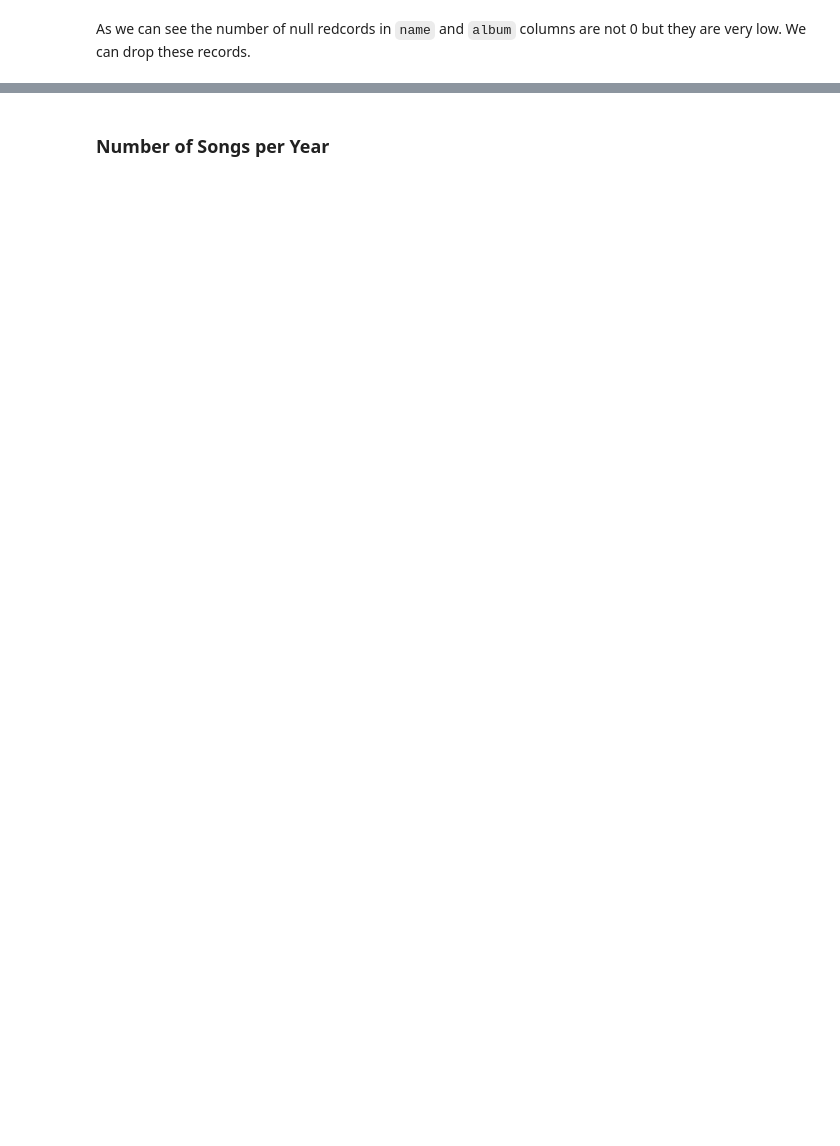
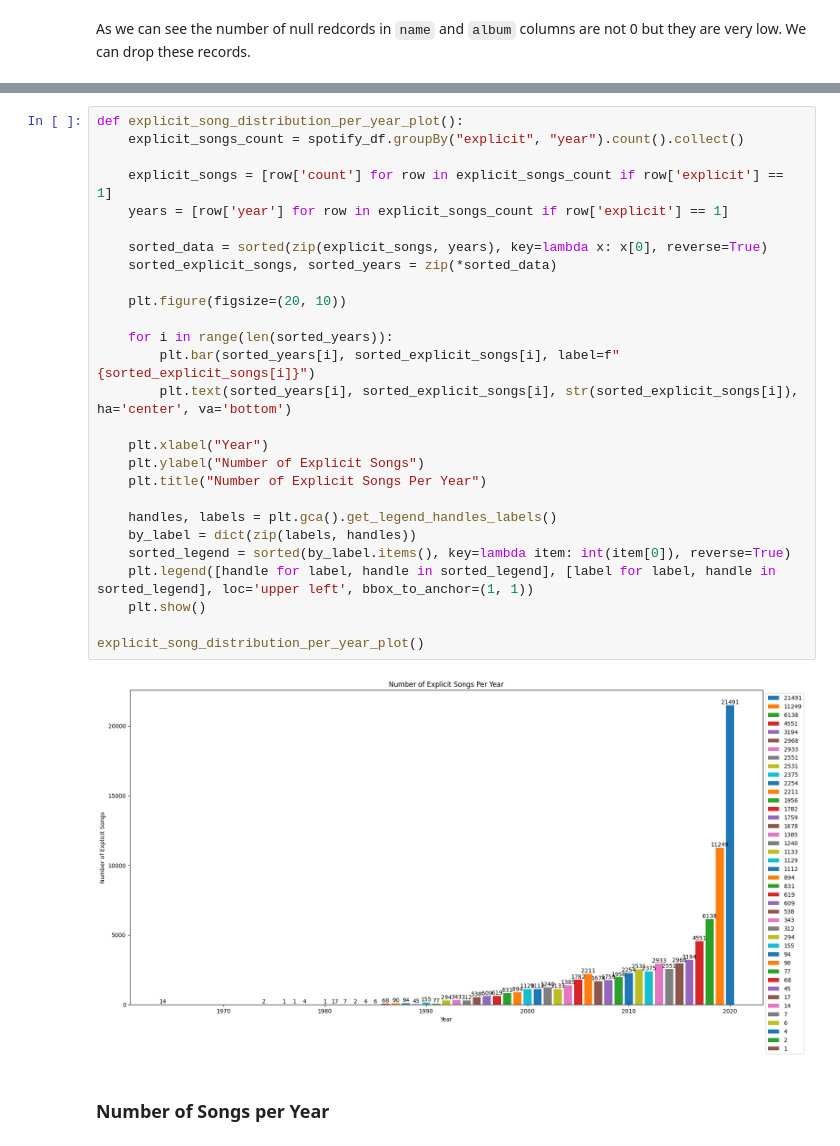
Before and after one commit to avamirm/Investigation-Using-PySpark, a Jupyter notebook: Spotify/spotify.ipynb, the cells around one changed output, grey strips where cells are left out. Cells and saved outputs as stored; diff of their text form; blank space fills up the shorter version.

```diff
--- a/Spotify/spotify.ipynb
+++ b/Spotify/spotify.ipynb
@@ -160,3 +197,32 @@ Column 'release_date': 0 null values
+# %%
+def explicit_song_distribution_per_year_plot():
+    explicit_songs_count = spotify_df.groupBy("explicit", "year").count().collect()
+
+    explicit_songs = [row['count'] for row in explicit_songs_count if row['explicit'] == 1]
+    years = [row['year'] for row in explicit_songs_count if row['explicit'] == 1]
+
+    sorted_data = sorted(zip(explicit_songs, years), key=lambda x: x[0], reverse=True)
+    sorted_explicit_songs, sorted_years = zip(*sorted_data)
+
+    plt.figure(figsize=(20, 10))
+
+    for i in range(len(sorted_years)):
+        plt.bar(sorted_years[i], sorted_explicit_songs[i], label=f"{sorted_explicit_songs[i]}")
+        plt.text(sorted_years[i], sorted_explicit_songs[i], str(sorted_explicit_songs[i]), ha='center', va='bottom')
+
+    plt.xlabel("Year")
+    plt.ylabel("Number of Explicit Songs")
+    plt.title("Number of Explicit Songs Per Year")
+
+    handles, labels = plt.gca().get_legend_handles_labels()
+    by_label = dict(zip(labels, handles))
+    sorted_legend = sorted(by_label.items(), key=lambda item: int(item[0]), reverse=True)
+    plt.legend([handle for label, handle in sorted_legend], [label for label, handle in sorted_legend], loc='upper left', bbox_to_anchor=(1, 1))
+    plt.show()
+
+explicit_song_distribution_per_year_plot()
+# %% [output]
+[figure, added]
 # %% [markdown]
 ### Number of Songs per Year
 # %%
```
Also changed, not shown: parts of 15 cells of this notebook.
